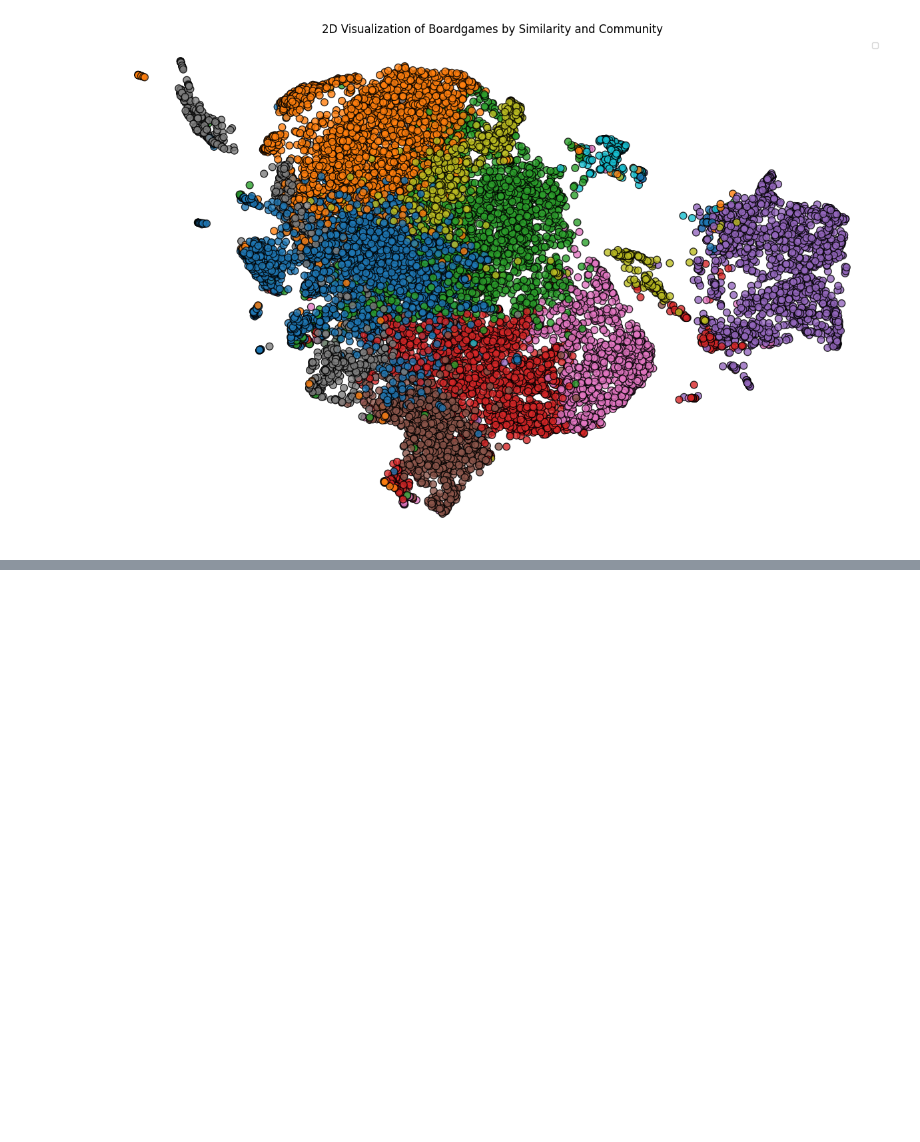
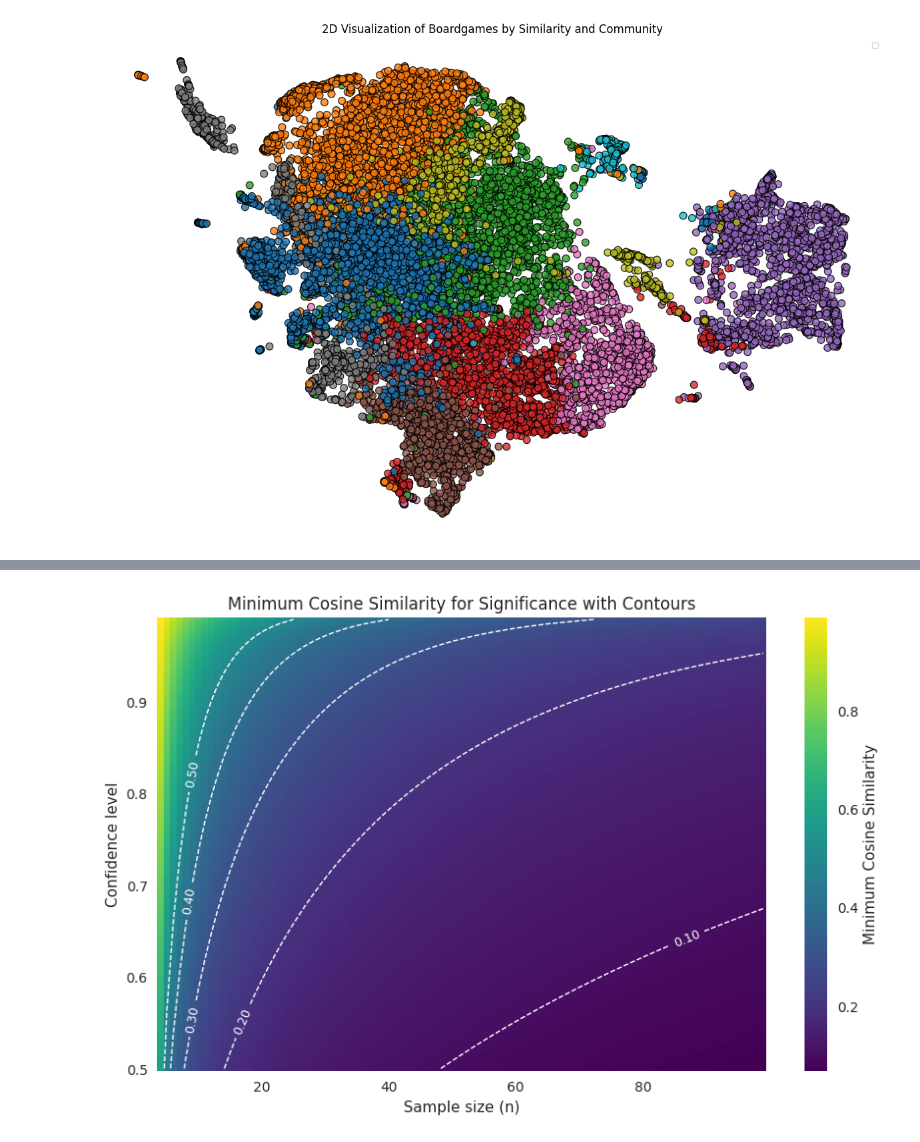
Before and after one commit to Toucan4Life/python-bgg, a Jupyter notebook: notebooks/analyse data louvain.ipynb, the cells around one changed output, grey strips where cells are left out. Cells and saved outputs as stored; diff of their text form; code cells hidden in the pictures; blank space fills up the shorter version.

```diff
--- a/notebooks/analyse data louvain.ipynb
+++ b/notebooks/analyse data louvain.ipynb
@@ -127,0 +457,44 @@ plt.show()
+# %%
+import numpy as np
+import matplotlib.pyplot as plt
+from scipy.stats import norm
+
+def plot_significance_heatmap(n_values, confidence_levels=np.linspace(0.5, 0.99, 100),
+                              cosine_thresholds=[0.1, 0.2, 0.3, 0.4, 0.5]):
+    """
+    Plot a heatmap of minimum cosine similarity needed for statistical significance.
+    X-axis: Sample size
+    Y-axis: Confidence level
+    Color: Minimum cosine similarity
+    Overlay contour lines for specific cosine similarity thresholds.
+    """
+    n_values = np.array(n_values)
+    n_values = n_values[n_values > 3]  # Ensure n-3 > 0 for Fisher transform
+    confidence_levels = np.array(confidence_levels)
+
+    # Create grid
+    N, C = np.meshgrid(n_values, confidence_levels)
+
+    # Compute minimum cosine similarity for each (n, confidence)
+    Z = np.tanh(norm.ppf(1 - (1 - C)/2) / np.sqrt(N - 3))
+
+    # Plot heatmap
+    plt.figure(figsize=(10, 6))
+    cmap = plt.get_cmap('viridis')
+    im = plt.pcolormesh(N, C, Z, shading='auto', cmap=cmap)
+    cbar = plt.colorbar(im, label='Minimum Cosine Similarity')
+
+    # Overlay contour lines for specified cosine similarity thresholds
+    CS = plt.contour(N, C, Z, levels=cosine_thresholds, colors='white', linestyles='--', linewidths=1)
+    plt.clabel(CS, fmt='%0.2f', colors='white', fontsize=9)
+
+    plt.xlabel('Sample size (n)')
+    plt.ylabel('Confidence level')
+    plt.title('Minimum Cosine Similarity for Significance with Contours')
+    plt.show()
+
+# Example usage
+n_values = np.arange(4, 100, 1)
+plot_significance_heatmap(n_values)
+# %% [output]
+[figure, added]
```
Also changed, not shown: parts of 6 cells of this notebook, 2 other files.
